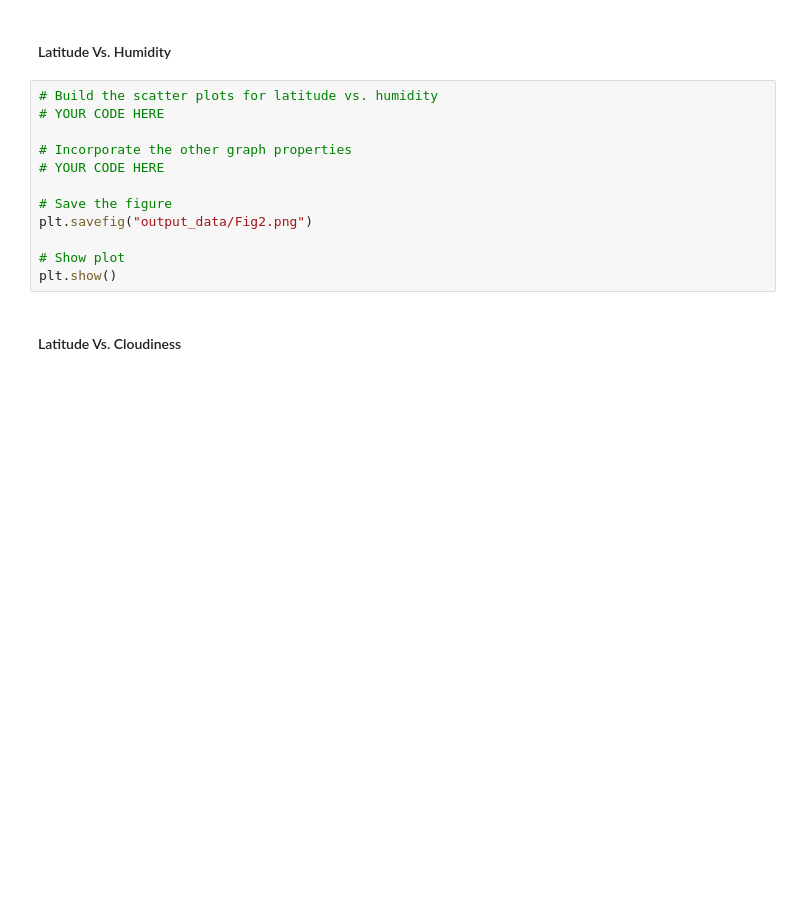
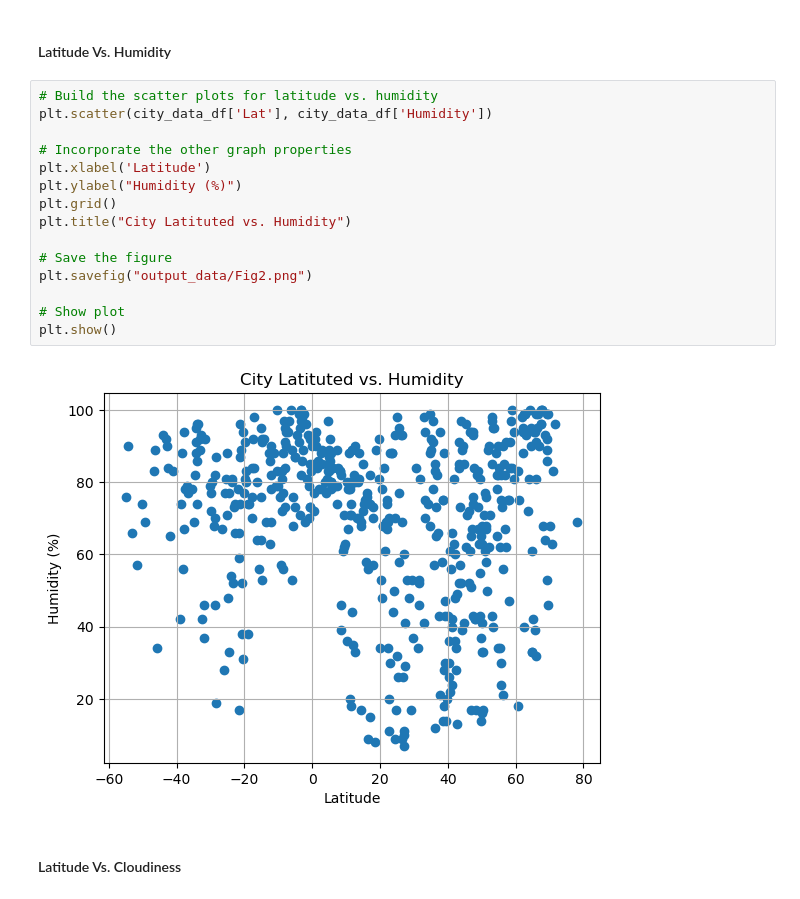
Before and after one commit to dsfackrell/python-api-challenge, a Jupyter notebook: WeatherPy/WeatherPy.ipynb, the cells around one changed output. Saved outputs shown, nothing was run; the diff lists cells and outputs as text; blank space fills up the shorter version.

```diff
--- a/WeatherPy/WeatherPy.ipynb
+++ b/WeatherPy/WeatherPy.ipynb
@@ -205,16 +172,21 @@ plt.show()
 #### Latitude Vs. Humidity
 # %%
 # Build the scatter plots for latitude vs. humidity
-# YOUR CODE HERE
+plt.scatter(city_data_df['Lat'], city_data_df['Humidity'])
 
 # Incorporate the other graph properties
-# YOUR CODE HERE
+plt.xlabel('Latitude')
+plt.ylabel("Humidity (%)")
+plt.grid()
+plt.title("City Latituted vs. Humidity")
 
 # Save the figure
 plt.savefig("output_data/Fig2.png")
 
 # Show plot
 plt.show()
+# %% [output]
+[figure, added]
 # %% [markdown]
 #### Latitude Vs. Cloudiness
 # %%
```
Also changed, not shown: parts of 8 cells of this notebook, 6 other files.
